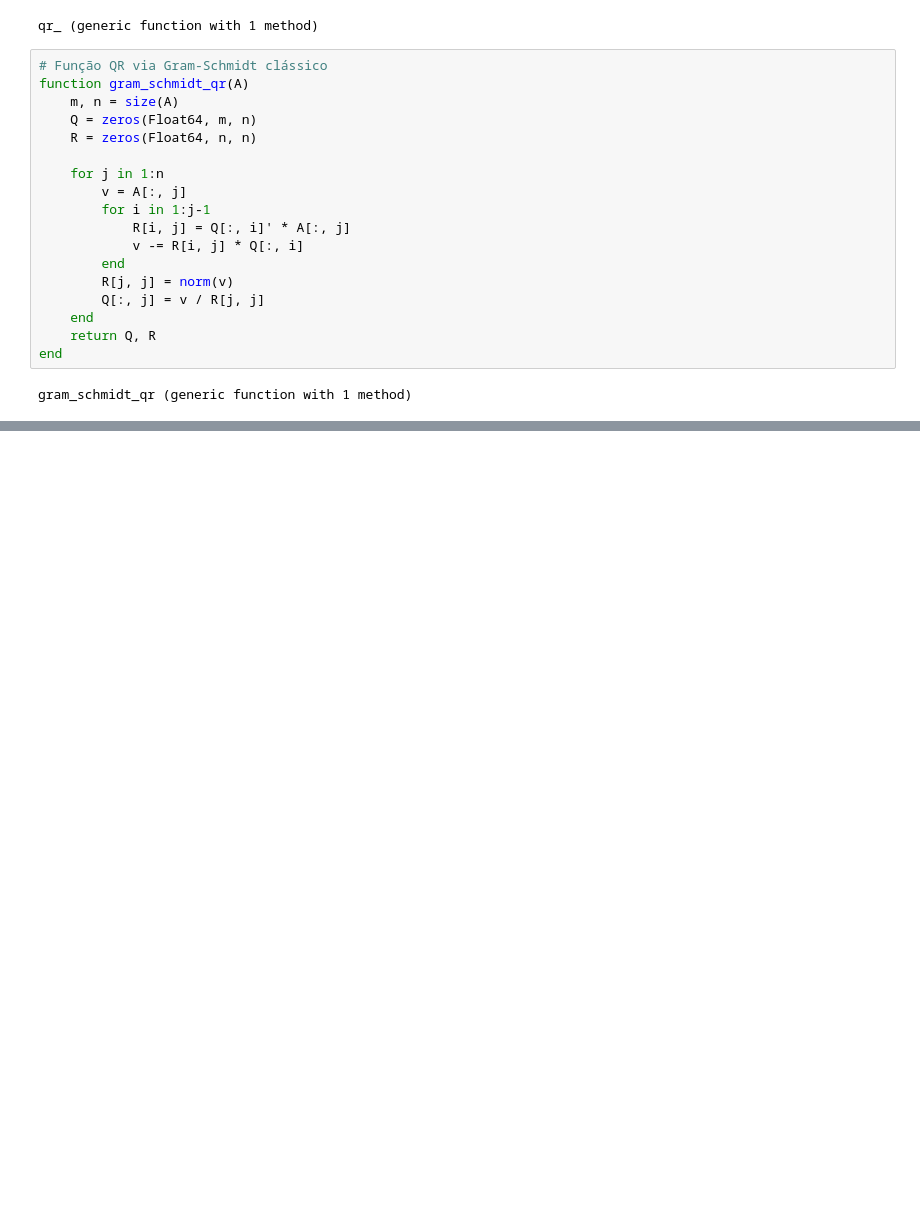
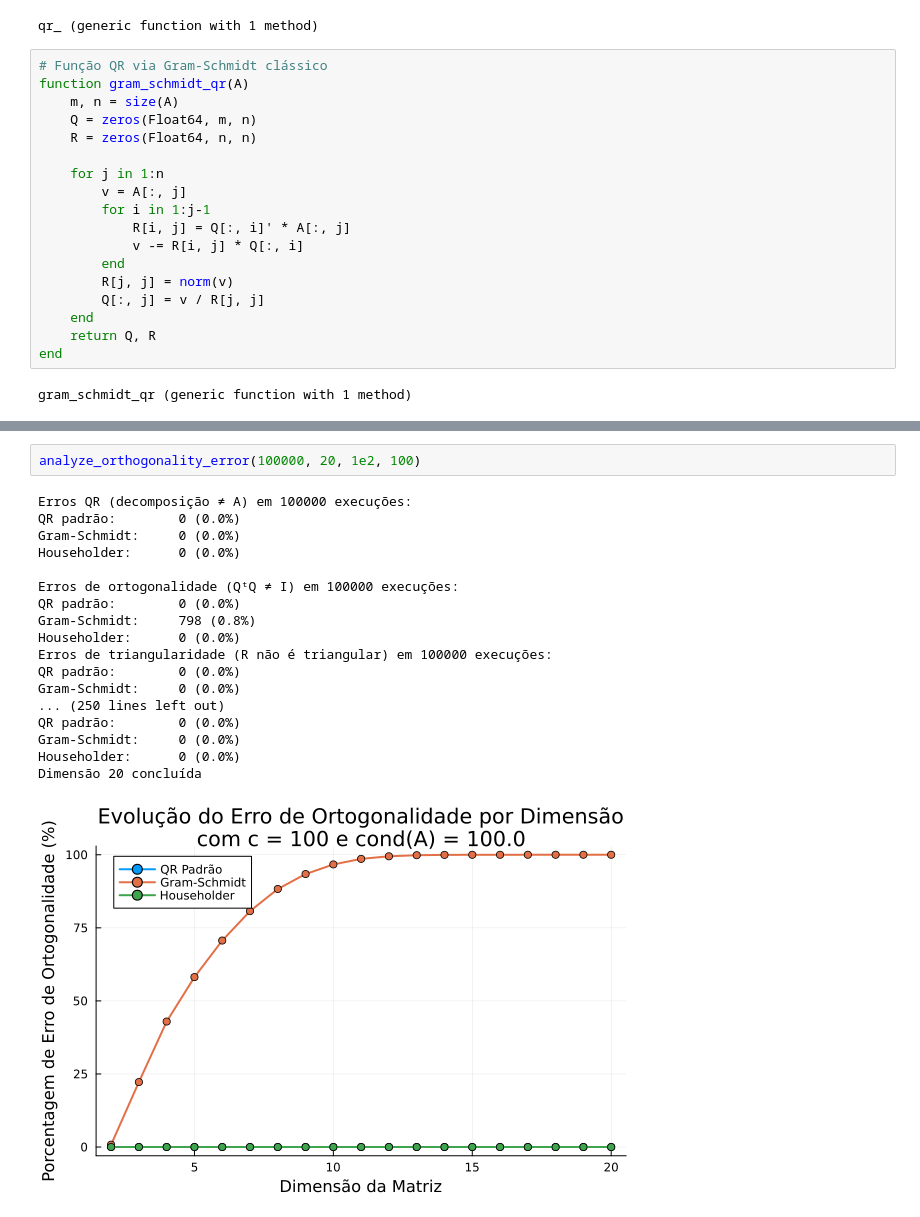
Before and after one commit to MDuqi/Condicionamento-e-Estabilidade, a Jupyter notebook: Householder_Stability.ipynb, the cells around one changed output, grey strips where cells are left out. Saved outputs shown, nothing was run; the diff lists cells and outputs as text; blank space fills up the shorter version.

```diff
--- a/Householder_Stability.ipynb
+++ b/Householder_Stability.ipynb
@@ -353,0 +416,21 @@ Dimensão 20 concluída
+# %%
+analyze_orthogonality_error(100000, 20, 1e2, 100)
+# %% [output]
+Erros QR (decomposição ≠ A) em 100000 execuções:
+QR padrão:        0 (0.0%)
+Gram-Schmidt:     0 (0.0%)
+Householder:      0 (0.0%)
+
+Erros de ortogonalidade (QᵗQ ≠ I) em 100000 execuções:
+QR padrão:        0 (0.0%)
+Gram-Schmidt:     798 (0.8%)
+Householder:      0 (0.0%)
+Erros de triangularidade (R não é triangular) em 100000 execuções:
+QR padrão:        0 (0.0%)
+Gram-Schmidt:     0 (0.0%)
+... (250 lines left out)
+QR padrão:        0 (0.0%)
+Gram-Schmidt:     0 (0.0%)
+Householder:      0 (0.0%)
+Dimensão 20 concluída
+[figure, added]
```
Also changed, not shown: parts of 18 cells of this notebook.
